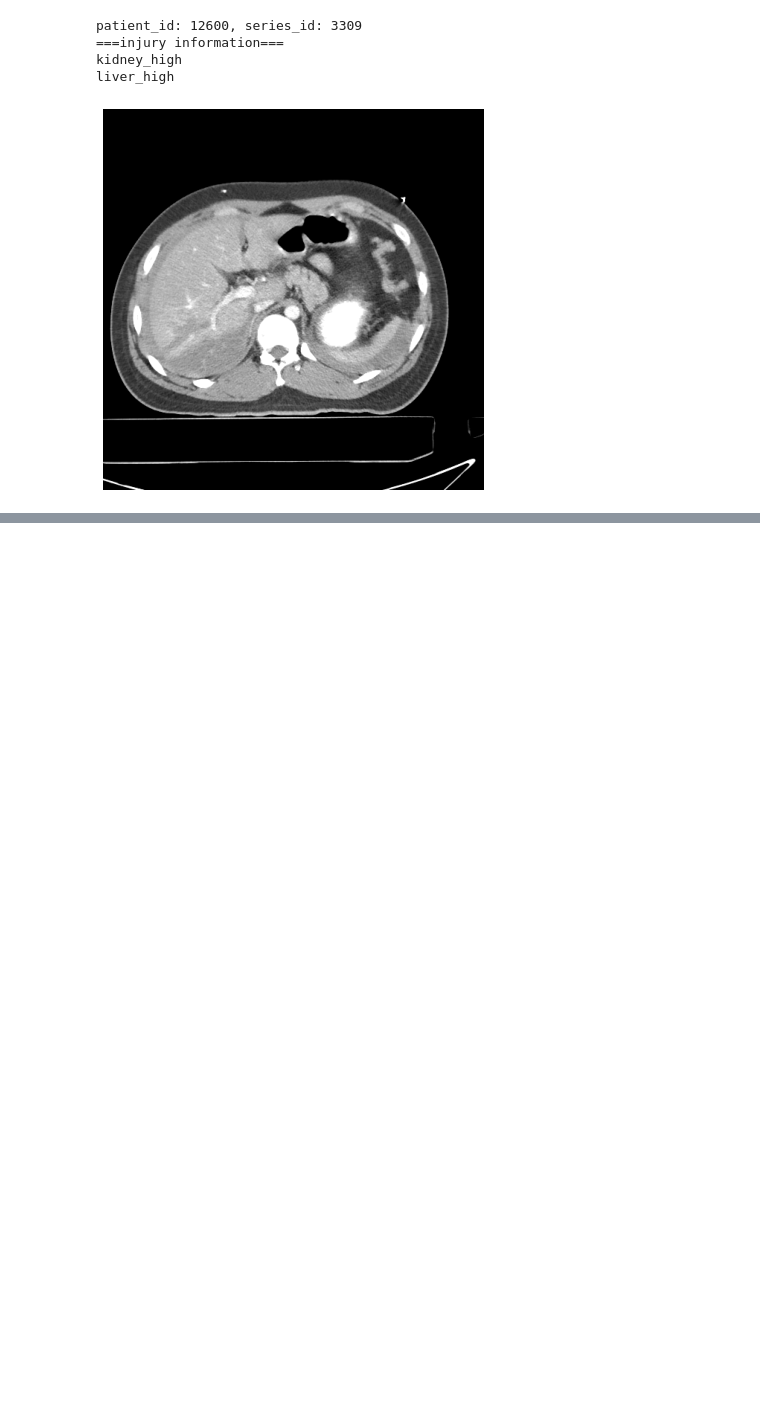
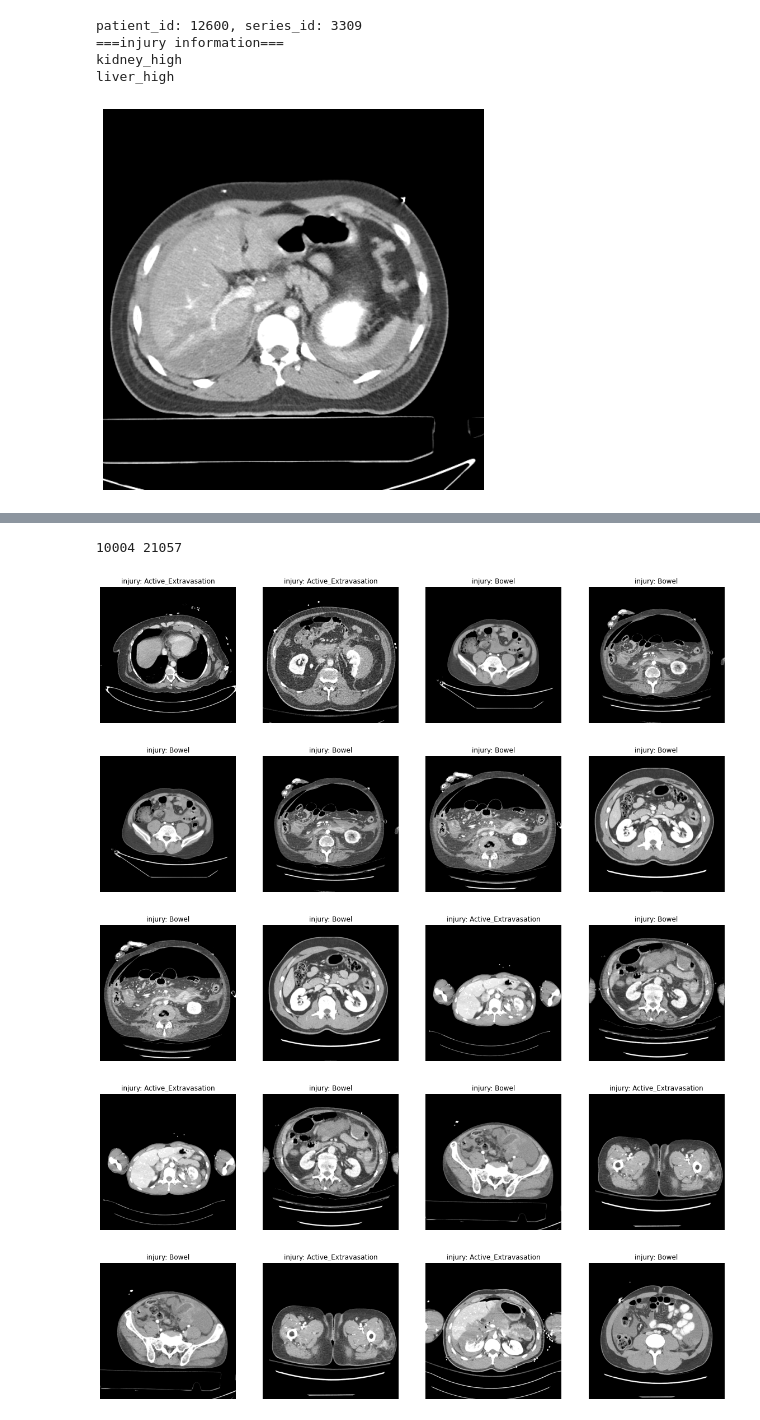
Before and after one commit to tachyon777/rsna-2023, a Jupyter notebook: notebooks/exp003.ipynb, the cells around one changed output, grey strips where cells are left out. Cells and saved outputs as stored; diff of their text form; code cells hidden in the pictures; blank space fills up the shorter version.

Commit message:
exp001~003更新、visualization.pyスペルミス修正

```diff
--- a/notebooks/exp003.ipynb
+++ b/notebooks/exp003.ipynb
@@ -138,0 +155,25 @@ liver_high
+# %%
+idx = 0
+pid, sid = df_train_image_level.iloc[idx][["patient_id", "series_id"]]
+print(pid, sid)
+# %% [output]
+10004 21057
+# %%
+for i in range(5):
+    fig, ax = plt.subplots(1, 4, figsize=(20, 30))
+    for j in range(4):
+        idx = 200*(i*2+j)
+        elem = ["patient_id", "series_id", "instance_number", "injury_name"]
+        pid, sid, imid, injury = df_train_image_level.iloc[idx][elem]
+        img_path = f"{dataset_dir}/train_images/{pid}/{sid}/{imid}.npy" # \\
+        img = np.load(img_path)
+        img = windowing(img)
+        ax[j].imshow(img, cmap="gray")
+        ax[j].axis("off")
+        ax[j].set_title(f"injury: {injury}")
+# %% [output]
+[figure, added]
+[figure, added]
+[figure, added]
+[figure, added]
+[figure, added]
```
Also changed, not shown: parts of 4 cells of this notebook, 3 other files.
